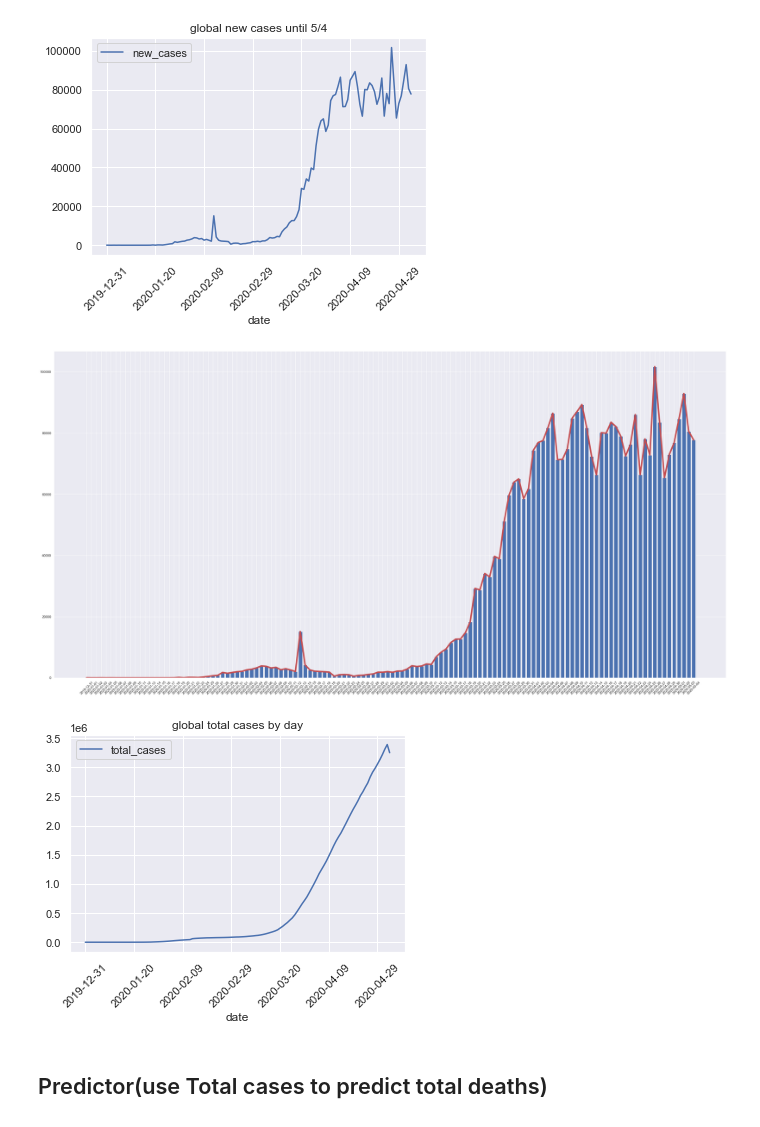
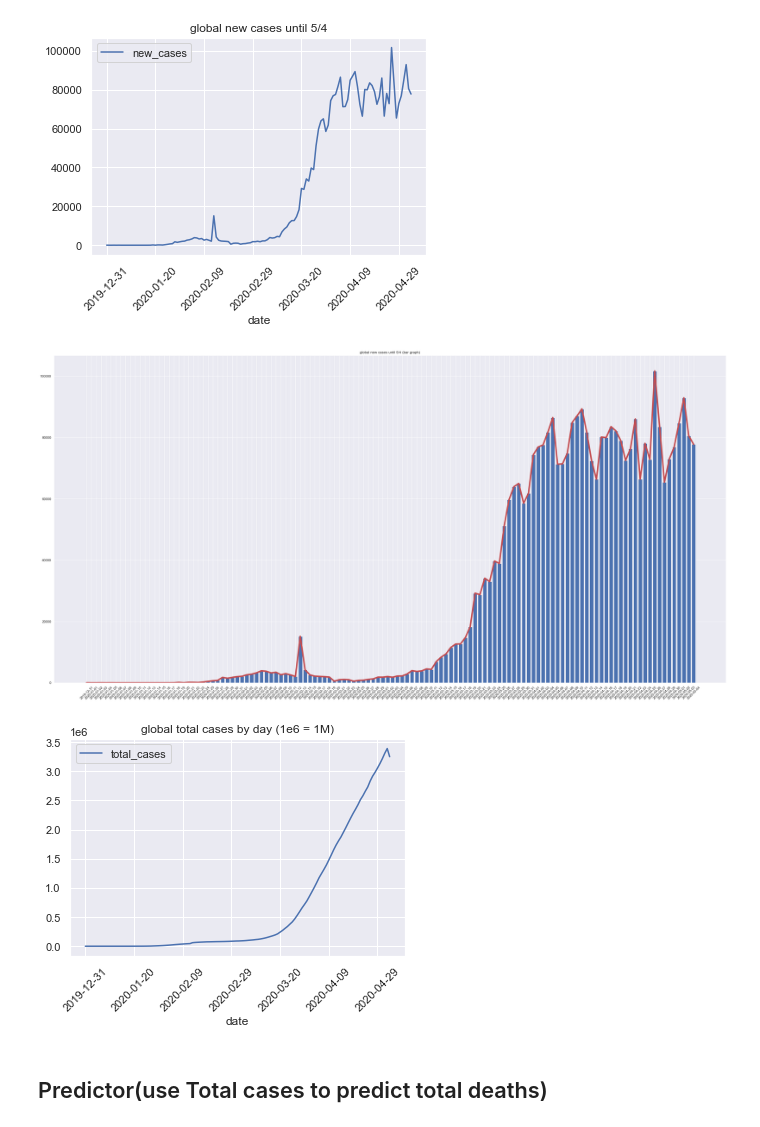
Before and after one commit to yoyo6022/covid-19, a Jupyter notebook: covid-19 analyse.ipynb, the cells around one changed output. Drawn from its saved outputs; the diff is of its cells as text; code cells hidden in the pictures.

```diff
--- a/covid-19 analyse.ipynb
+++ b/covid-19 analyse.ipynb
@@ -118,18 +118,19 @@ plt.bar(x,y)
 # ax.set(title='Globale New cases', ylabel='New cases', xlabel='date')
 
 plt.xticks(rotation=45)
+plt.title('global new cases until 5/4 (bar graph)')
 plt.show()
 # %% [output]
-[figure, old version]
+[figure, new version]
 # %%
 pivot_df_totalcases=ndf.pivot_table('total_cases', index='date',aggfunc=np.sum)
 # %%
 pivot_df_totalcases.plot()
 plt.xticks(rotation=45)
-plt.title('global total cases by day')
+plt.title('global total cases by day (1e6 = 1M)')
 plt.show()
 # %% [output]
-[figure, old version]
+[figure, new version]
 # %% [markdown]
 ## Predictor(use Total cases to predict total deaths)
 # %%
```
Also changed, not shown: parts of 5 cells of this notebook.
